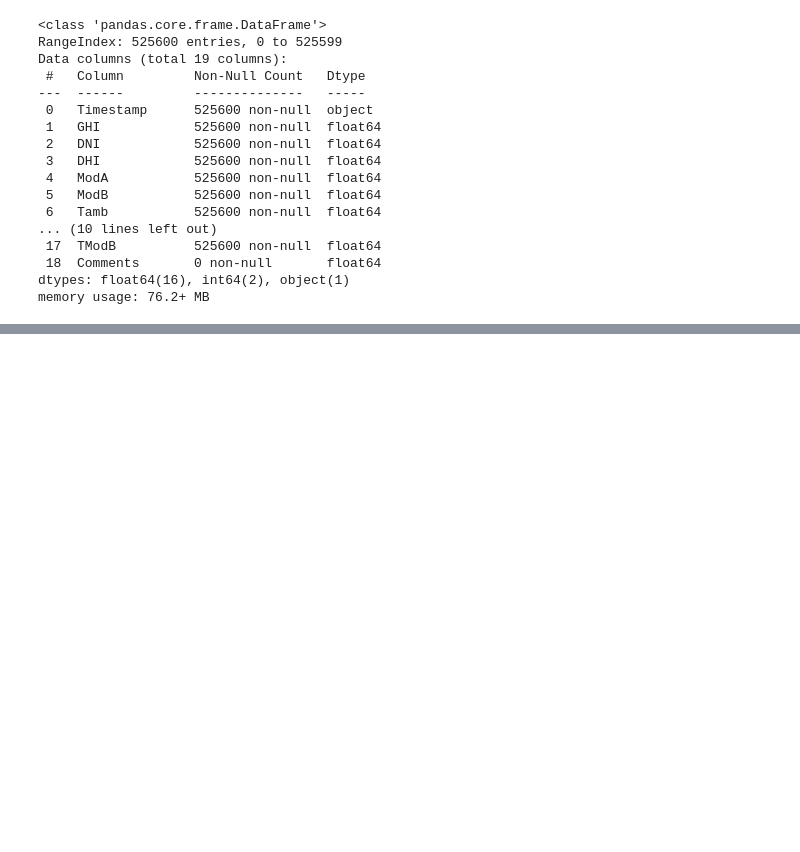
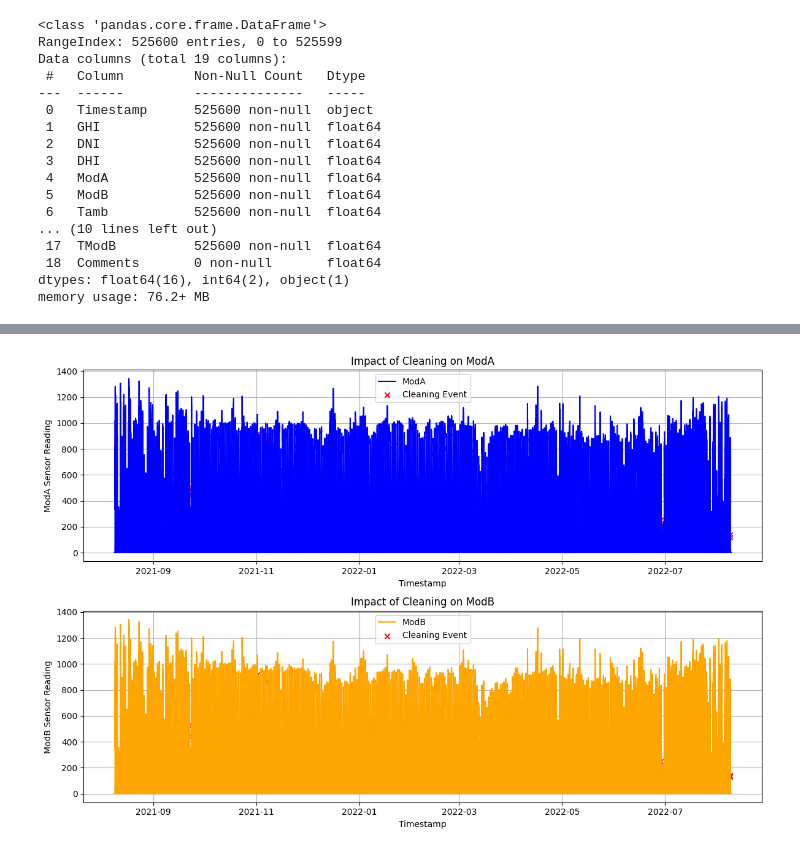
Before and after one commit to Abel-Marie/solar-data-analysis, a Jupyter notebook: datasets/benin-malanville/notebooks/01_eda_benin.ipynb, the cells around one changed output, grey strips where cells are left out. Saved outputs shown, nothing was run; the diff lists cells and outputs as text; code cells hidden in the pictures; blank space fills up the shorter version.

```diff
--- a/datasets/benin-malanville/notebooks/01_eda_benin.ipynb
+++ b/datasets/benin-malanville/notebooks/01_eda_benin.ipynb
@@ -80,0 +185,5 @@ df_benin.describe()
+# %%
+# Step 3: Evaluate the Impact of Cleaning on ModA and ModB over time
+plot_cleaning_impact(df_benin, time_column='Timestamp')
+# %% [output]
+[figure, added]
```
Also changed, not shown: parts of 13 cells of this notebook, 3 other files.
